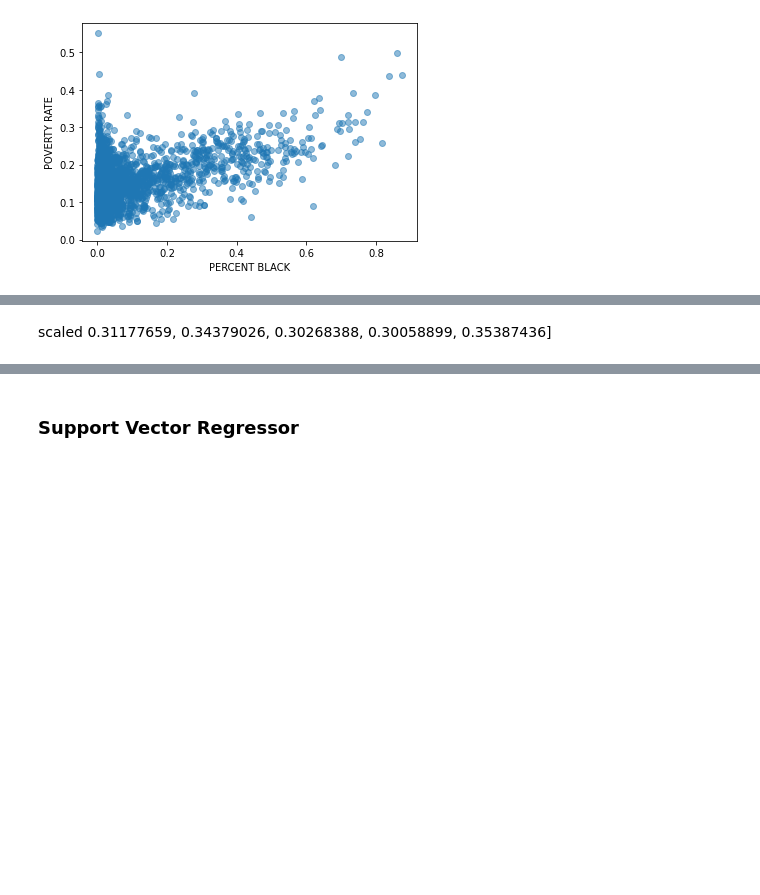
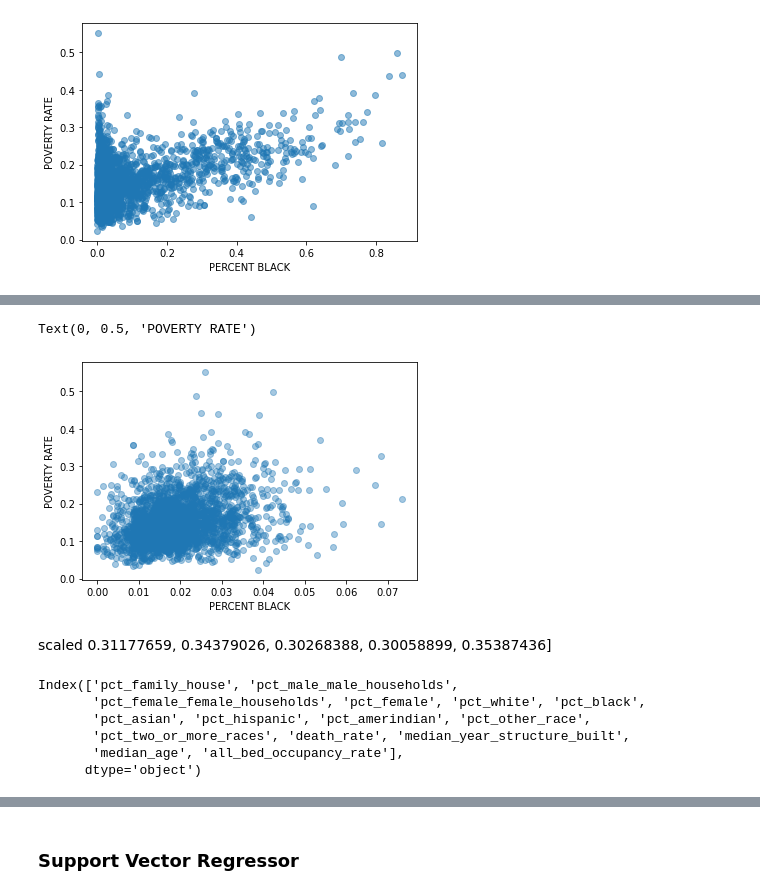
Before and after one commit to spark126/covid_poverty_and_death_rate, a Jupyter notebook: code/lucas_eda.ipynb, the cells around one changed output, grey strips where cells are left out. Drawn from its saved outputs; the diff is of its cells as text; code cells hidden in the pictures; blank space fills up the shorter version.

```diff
--- a/code/lucas_eda.ipynb
+++ b/code/lucas_eda.ipynb
@@ -150,5 +138,21 @@ df.loc[df['poverty_rate'] > .4]
+# %%
+plt.scatter(df['death_rate'], df['poverty_rate'], alpha = .4)
+plt.xlabel('PERCENT BLACK')
+plt.ylabel('POVERTY RATE')
+# %% [output]
+Text(0, 0.5, 'POVERTY RATE')
+[figure, added]
 # %% [markdown]
 scaled  0.31177659, 0.34379026, 0.30268388, 0.30058899, 0.35387436]
+# %%
+X_train.columns
+# %% [output]
+Index(['pct_family_house', 'pct_male_male_households',
+       'pct_female_female_households', 'pct_female', 'pct_white', 'pct_black',
+       'pct_asian', 'pct_hispanic', 'pct_amerindian', 'pct_other_race',
+       'pct_two_or_more_races', 'death_rate', 'median_year_structure_built',
+       'median_age', 'all_bed_occupancy_rate'],
+      dtype='object')
 # %%
 lasso = Lasso(max_iter = 1000, alpha=.00001, tol = 0.0001)
 cv_score = cross_val_score(lasso, X_train, y_train)
```
Also changed, not shown: parts of 16 cells of this notebook, 1 other file.
